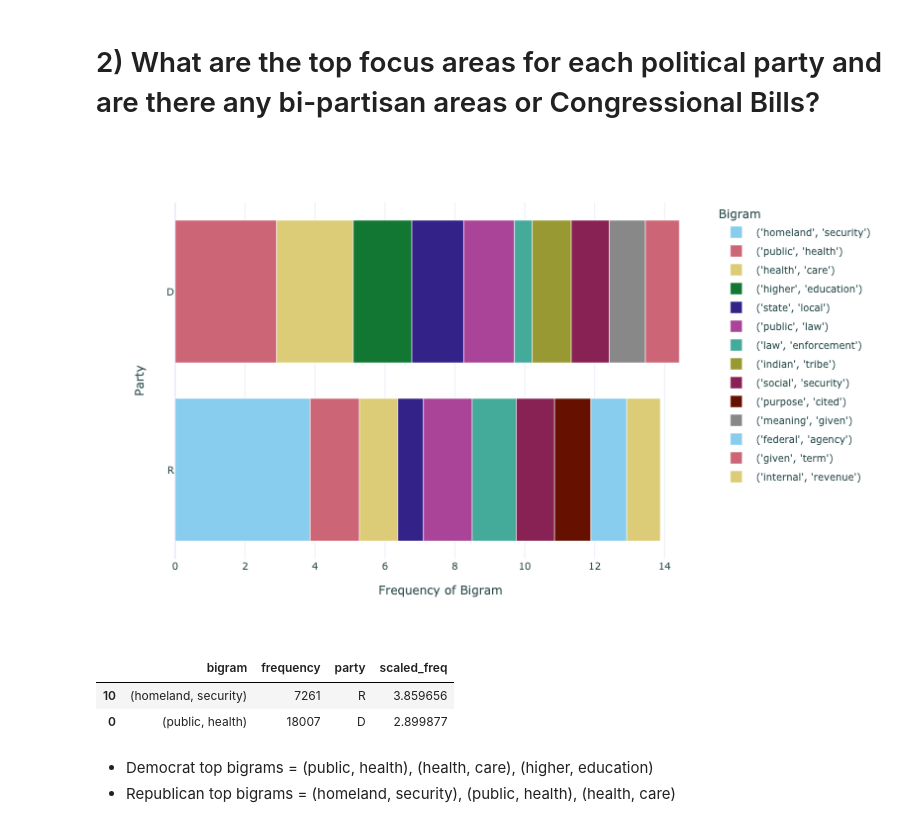
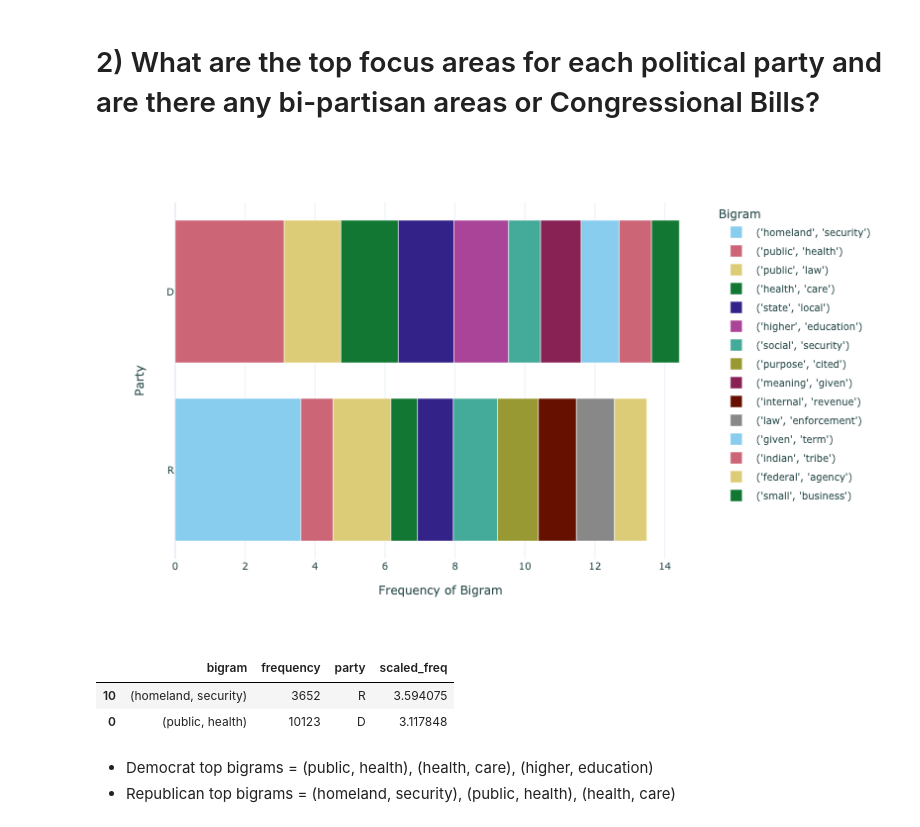
Before and after one commit to good-bill-hunting/political_parser, a Jupyter notebook: final_notebook.ipynb, the cells around one changed output. Cells and saved outputs as stored; diff of their text form; code cells hidden in the pictures.

```diff
--- a/final_notebook.ipynb
+++ b/final_notebook.ipynb
@@ -30,7 +36,7 @@ warnings.filterwarnings('ignore')
 # %%
 # acquire step
 links = get_links_to_bills()
-df = acquire_bills(links, filename="master_df.csv")
+df = acquire_bills(links, filename="sponsor_and_co_df.csv")
 # %% [markdown]
 # Prepare:
 - Use regex to clean our bill text.
@@ -44,7 +48,7 @@ df = acquire_bills(links, filename="master_df.csv")
 df = prepare_bills_for_processing(df)
 # %%
 # splitting the data
-train, X_train, y_train, X_val, y_val, X_test, y_test = split_data(df, 'party')
+train, validate, test, X_train0, y_train0, X_val0, y_val0, X_test0, y_test0 = split_data(df, 'party')
 # %% [markdown]
 # Data Dictionary
 # %% [markdown]
@@ -121,13 +125,13 @@ independent = ind_vis(word_freq)
 # 2) What are the top focus areas for each political party and are there any bi-partisan areas or Congressional Bills?
 # %%
 # visualization showing the top bigrams
-top_bigrams = top_bigrams_viz(df)
+top_bigrams = top_bigrams_viz(train)
 top_bigrams
 # %% [output]
-[figure, old version]
+[figure, new version]
 |  | bigram | frequency | party | scaled_freq |
-| 10 | (homeland, security) | 7261 | R | 3.859656 |
-| 0 | (public, health) | 18007 | D | 2.899877 |
+| 10 | (homeland, security) | 3652 | R | 3.594075 |
+| 0 | (public, health) | 10123 | D | 3.117848 |
 # %% [markdown]
 - Democrat top bigrams = (public, health), (health, care), (higher, education)
 - Republican top bigrams = (homeland, security), (public, health), (health, care)
```
Also changed, not shown: parts of 22 cells of this notebook.
